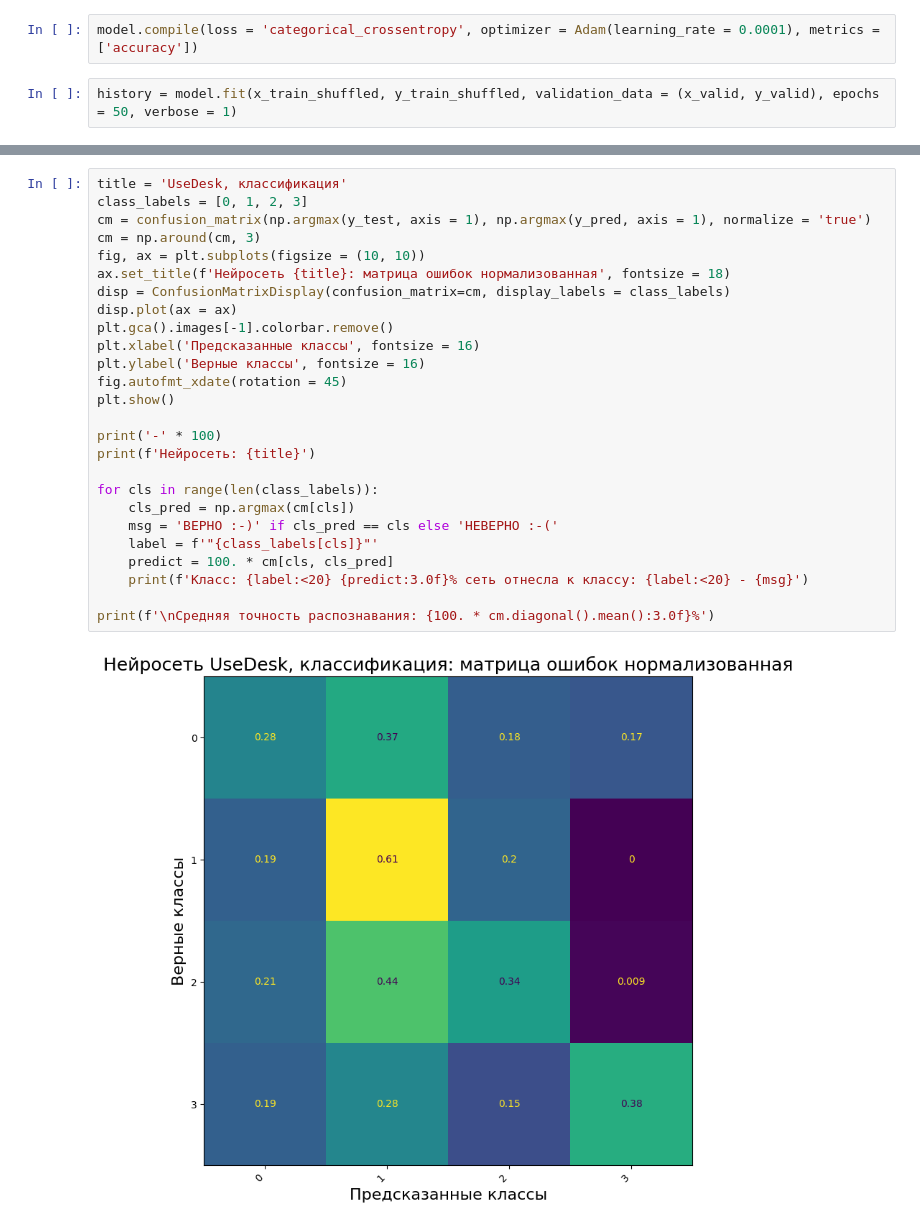
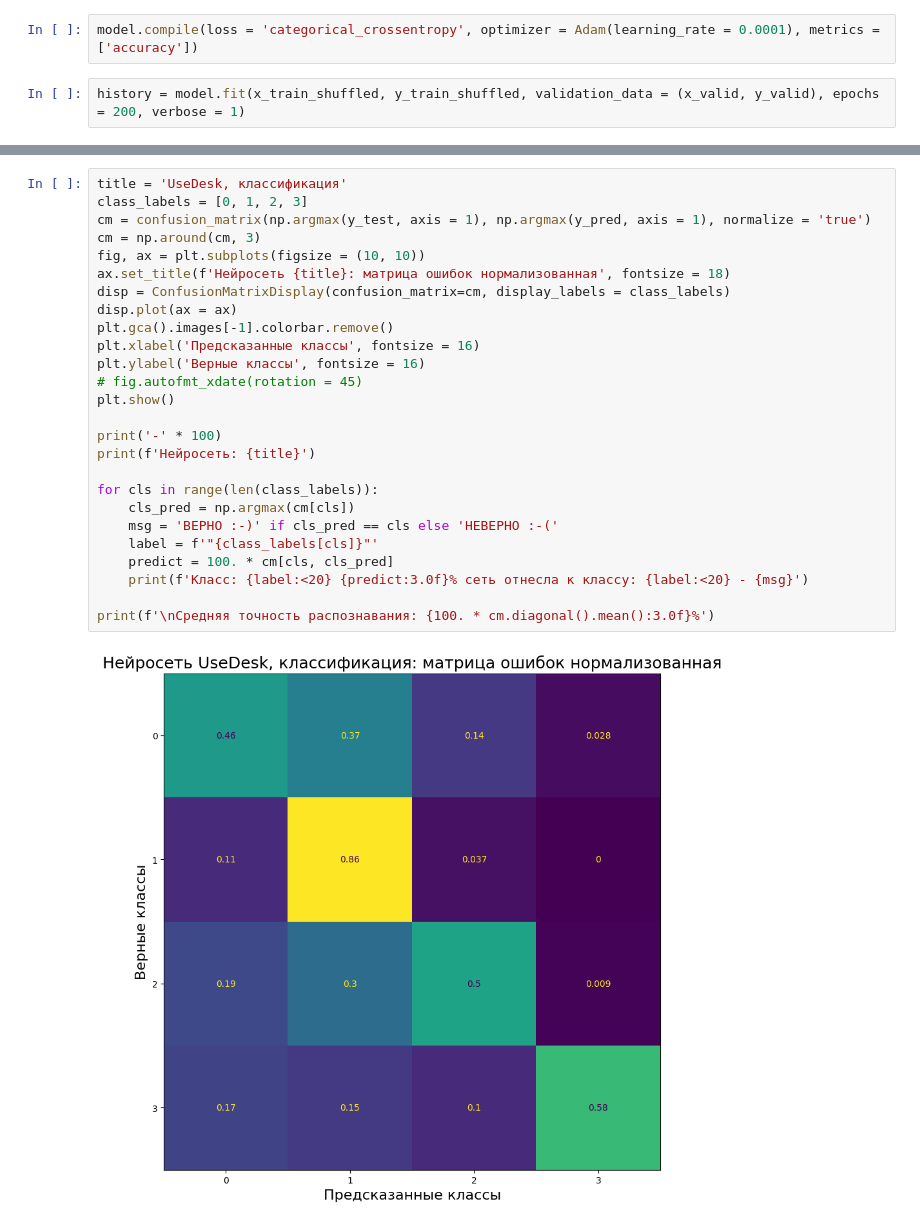
Before and after one commit to Untick/Usedesk, a Jupyter notebook: Lapkov Anatoly/a_lapkov_usedesk_ru.ipynb, the cells around one changed output, grey strips where cells are left out. Saved outputs shown, nothing was run; the diff lists cells and outputs as text.

```diff
--- a/Lapkov Anatoly/a_lapkov_usedesk_ru.ipynb
+++ b/Lapkov Anatoly/a_lapkov_usedesk_ru.ipynb
@@ -216,5 +253,5 @@ utils.plot_model(model, show_shapes = True)
 # %%
 model.compile(loss = 'categorical_crossentropy', optimizer = Adam(learning_rate = 0.0001), metrics = ['accuracy'])
 # %%
-history = model.fit(x_train_shuffled, y_train_shuffled, validation_data = (x_valid, y_valid), epochs = 50, verbose = 1)
+history = model.fit(x_train_shuffled, y_train_shuffled, validation_data = (x_valid, y_valid), epochs = 200, verbose = 1)
 # %% [output]
@@ -262,30 +298,30 @@ plt.show()
 # %%
 title = 'UseDesk, классификация'
 class_labels = [0, 1, 2, 3]
 cm = confusion_matrix(np.argmax(y_test, axis = 1), np.argmax(y_pred, axis = 1), normalize = 'true')
 cm = np.around(cm, 3)
 fig, ax = plt.subplots(figsize = (10, 10))
 ax.set_title(f'Нейросеть {title}: матрица ошибок нормализованная', fontsize = 18)
 disp = ConfusionMatrixDisplay(confusion_matrix=cm, display_labels = class_labels)
 disp.plot(ax = ax)
 plt.gca().images[-1].colorbar.remove()
 plt.xlabel('Предсказанные классы', fontsize = 16)
 plt.ylabel('Верные классы', fontsize = 16)
-fig.autofmt_xdate(rotation = 45)
+# fig.autofmt_xdate(rotation = 45)
 plt.show()
 
 print('-' * 100)
 print(f'Нейросеть: {title}')
 
 for cls in range(len(class_labels)):
     cls_pred = np.argmax(cm[cls])
     msg = 'ВЕРНО :-)' if cls_pred == cls else 'НЕВЕРНО :-('
     label = f'"{class_labels[cls]}"'
     predict = 100. * cm[cls, cls_pred]
     print(f'Класс: {label:<20} {predict:3.0f}% сеть отнесла к классу: {label:<20} - {msg}')
 
 print(f'\nСредняя точность распознавания: {100. * cm.diagonal().mean():3.0f}%')
 # %% [output]
-[figure, old version]
+[figure, new version]
 ----------------------------------------------------------------------------------------------------
 Нейросеть: UseDesk, классификация
```
Also changed, not shown: parts of 7 cells of this notebook, 1 other file.
